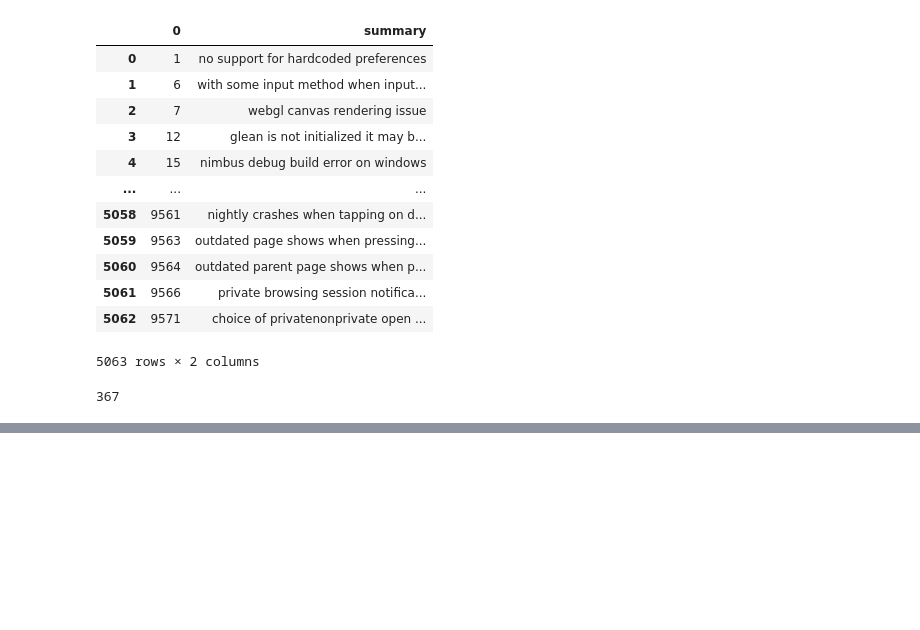
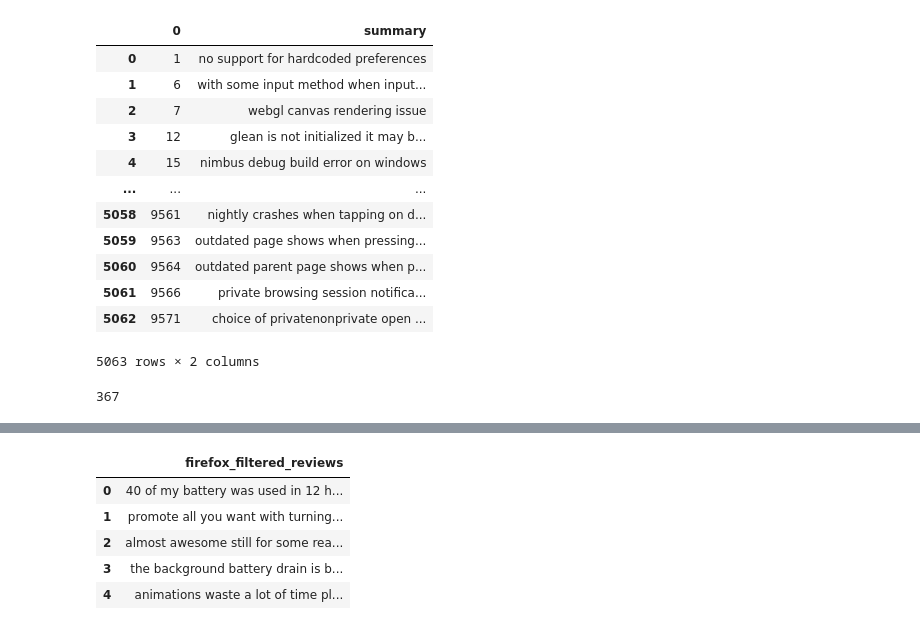
Before and after one commit to cs21m014iittp/ISE_Project, a Jupyter notebook: get_embeddings.ipynb, the cells around one changed output, grey strips where cells are left out. Drawn from its saved outputs; the diff is of its cells as text; code cells hidden in the pictures; blank space fills up the shorter version.

```diff
--- a/get_embeddings.ipynb
+++ b/get_embeddings.ipynb
@@ -157,0 +155,9 @@ input2
+# %%
+firefox_rew_new_df.head(5)
+# %% [output]
+|  | firefox_filtered_reviews |
+| 0 | 40 of my battery was used in 12 h... |
+| 1 | promote all you want with turning... |
+| 2 | almost awesome still for some rea... |
+| 3 | the background battery drain is b... |
+| 4 | animations waste a lot of time pl... |
```
Also changed, not shown: parts of 21 cells of this notebook.
